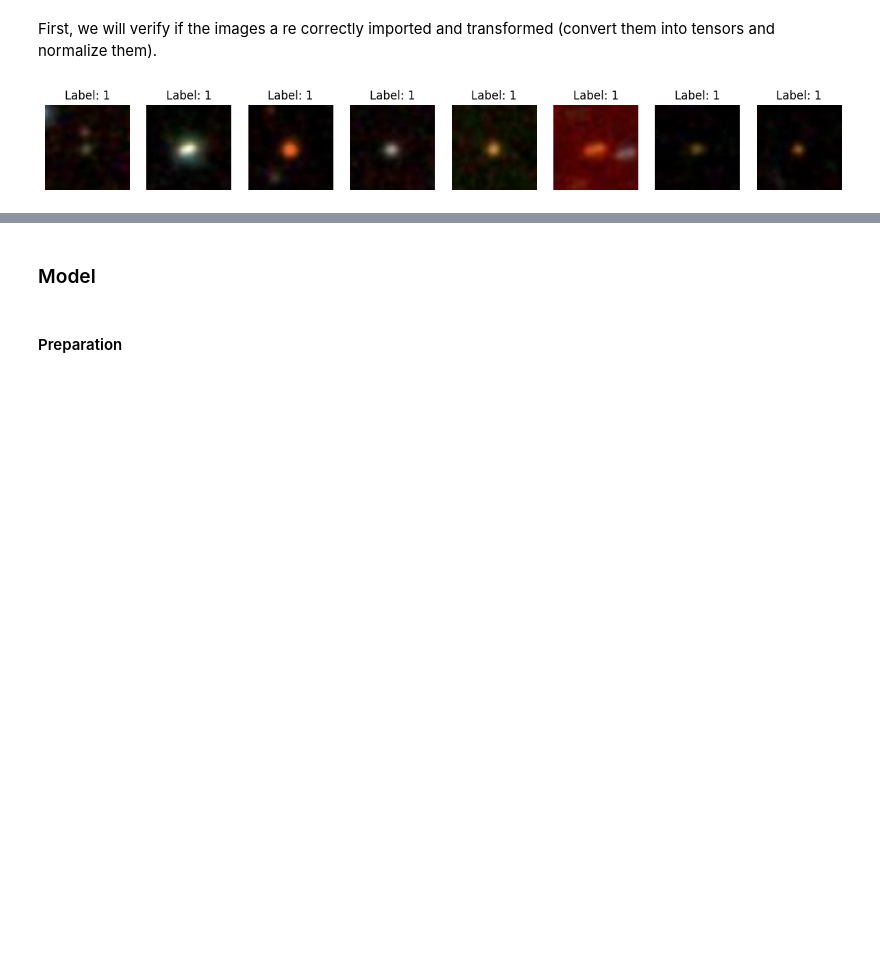
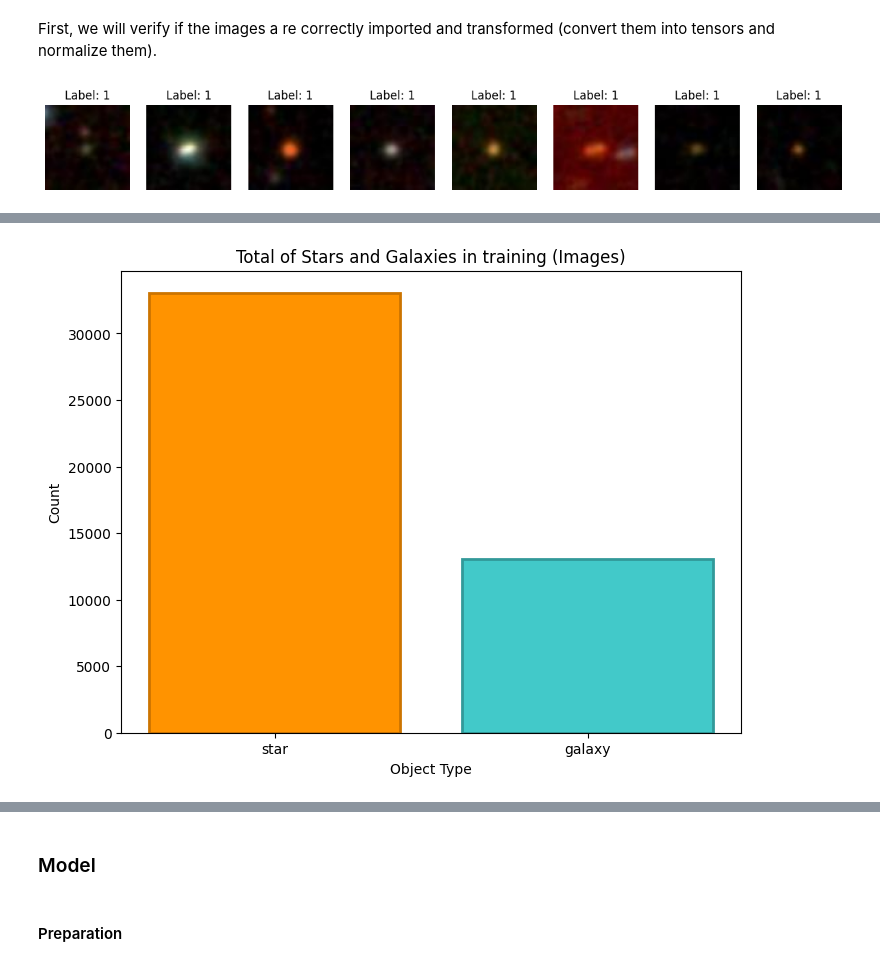
Before and after one commit to Gonzatorra/bigDataAstronomy, a Jupyter notebook: process.ipynb, the cells around one changed output, grey strips where cells are left out. Saved outputs shown, nothing was run; the diff lists cells and outputs as text; code cells hidden in the pictures; blank space fills up the shorter version.

```diff
--- a/process.ipynb
+++ b/process.ipynb
@@ -1086,32 +1094,34 @@ plt.show()
 # %%
 import matplotlib.pyplot as plt
 import pandas as pd
 
 class_names = train_dataset.classes  #List with class names
 class_counts = {class_name: 0 for class_name in class_names}  #Create the dictionary to count the amount of images for each class
 
 #Count images by class
 for _, label in train_dataset.samples: #List (image_path, label)
     class_name = class_names[label]
     class_counts[class_name] += 1 #Count the amount of objects for each class
 
 #Convert it into a Dataframe
 data = pd.DataFrame({
     "Type": list(class_counts.keys()),
     "Count": list(class_counts.values())
 })
 
 #Reverse to have the same shape than before
 data = data.iloc[::-1].reset_index(drop=True)
 
 #Plot
 plt.figure(figsize=(8, 6))
-plt.bar(data["Type"], data["Count"], color=["#ff9300", "#42c9c9"], edgecolor=["#cc7400", "#329999"])
+plt.bar(data["Type"], data["Count"], color=["#ff9300", "#42c9c9"], edgecolor=["#cc7400", "#329999"], linewidth=2)
 plt.xlabel("Object Type")
 plt.ylabel("Count")
 plt.title("Total of Stars and Galaxies in training (Images)")
 
 plt.show()
+# %% [output]
+[figure, added]
 # %%
 import matplotlib.pyplot as plt
 import pandas as pd
```
Also changed, not shown: parts of 8 cells of this notebook, 11 other files.
